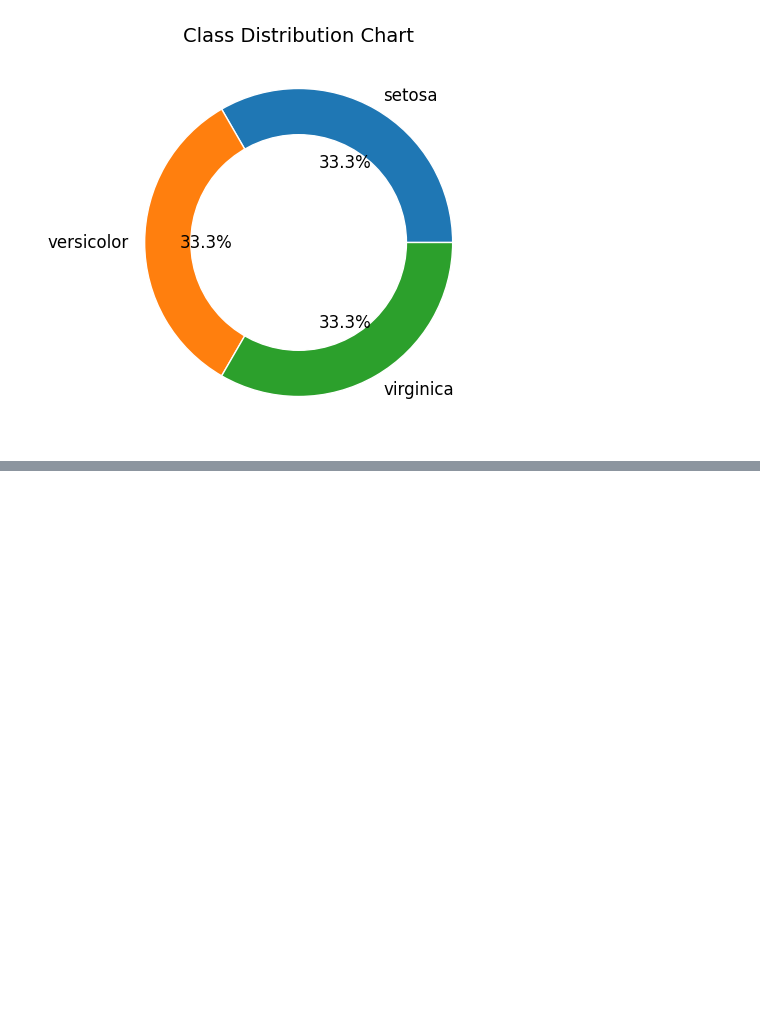
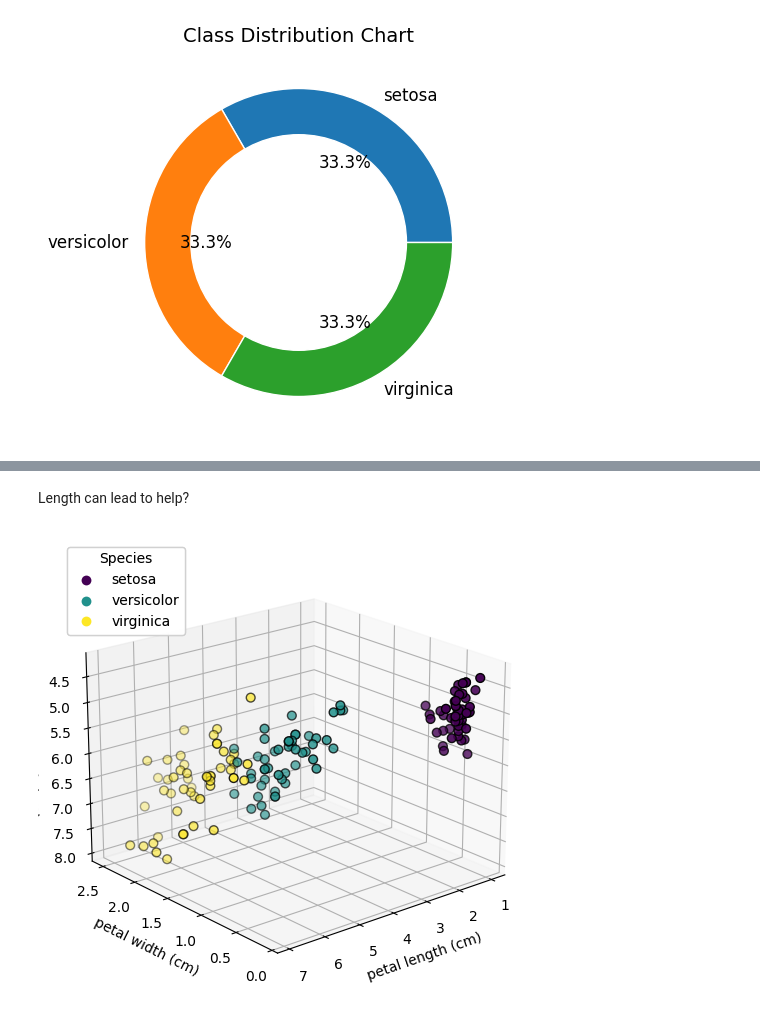
Before and after one commit to dimiporf/Contemporary-Approach-on-Programming-Lanuages---Scripts-for-University-of-Derby--Thesis-2023, a Jupyter notebook: datavis_100567030.ipynb, the cells around one changed output, grey strips where cells are left out. Drawn from its saved outputs; the diff is of its cells as text; code cells hidden in the pictures; blank space fills up the shorter version.

```diff
--- a/datavis_100567030.ipynb
+++ b/datavis_100567030.ipynb
@@ -139,0 +155,32 @@ Text(0.5, 1.0, 'Class Distribution Chart')
+# %% [markdown]
+Length can lead to help?
+# %%
+import matplotlib.pyplot as plt
+from mpl_toolkits.mplot3d import Axes3D
+from sklearn.datasets import load_iris
+
+# Load the Iris dataset
+
+iris_x_labels = iris.feature_names
+
+# Create the figure and 3D axes
+fig = plt.figure(figsize=(8, 6))
+ax = fig.add_subplot(111, projection='3d')
+
+# Set the labels for each axis
+ax.set_xlabel(iris_x_labels[2])
+ax.set_ylabel(iris_x_labels[3])
+ax.set_zlabel(iris_x_labels[0])
+
+# Plot the data points in 3D
+scatter = ax.scatter(iris_x[:, 2], iris_x[:, 3], iris_x[:, 0], edgecolor='k', c=iris_y, s=40)
+
+handles, _ = scatter.legend_elements()
+legend = ax.legend(handles, iris_y_labels, loc="upper left", title="Species")
+ax.add_artist(legend)
+
+# Show the plot
+ax.view_init(elev=-160, azim=130)
+plt.show()
+# %% [output]
+[figure, added]
```
Also changed, not shown: parts of 3 cells of this notebook.
